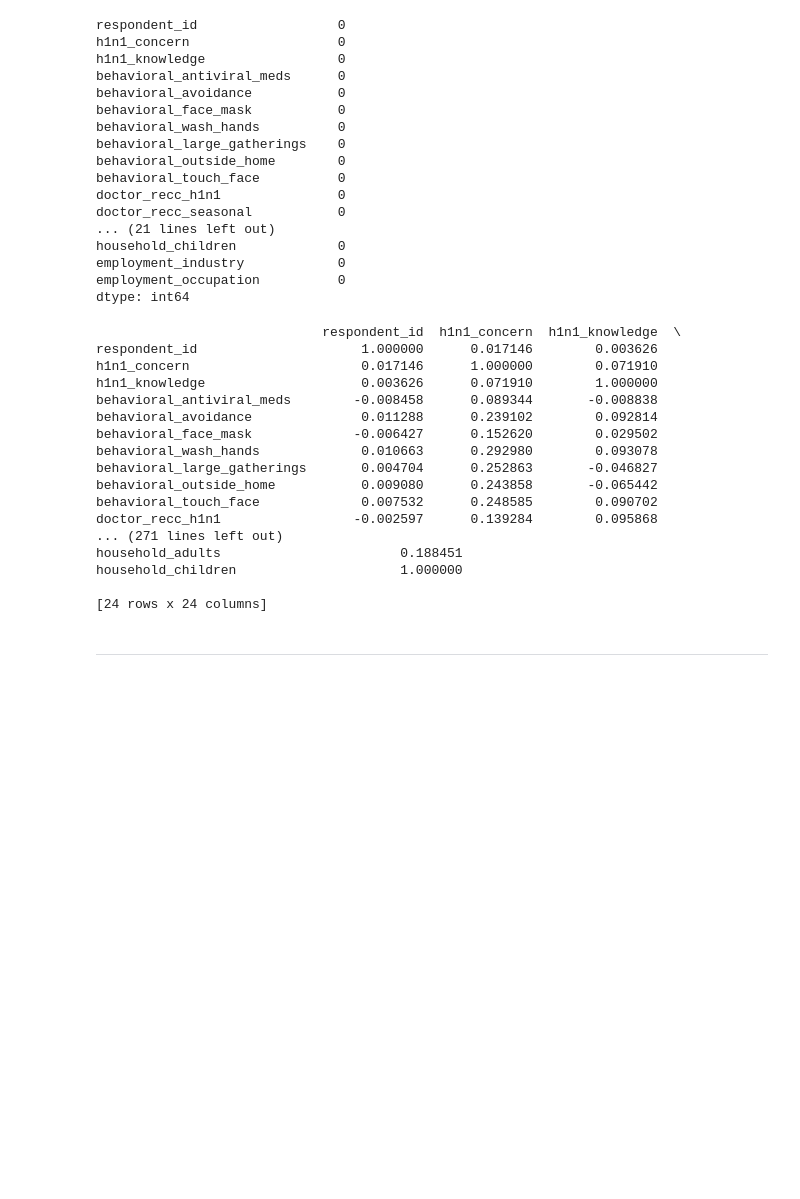
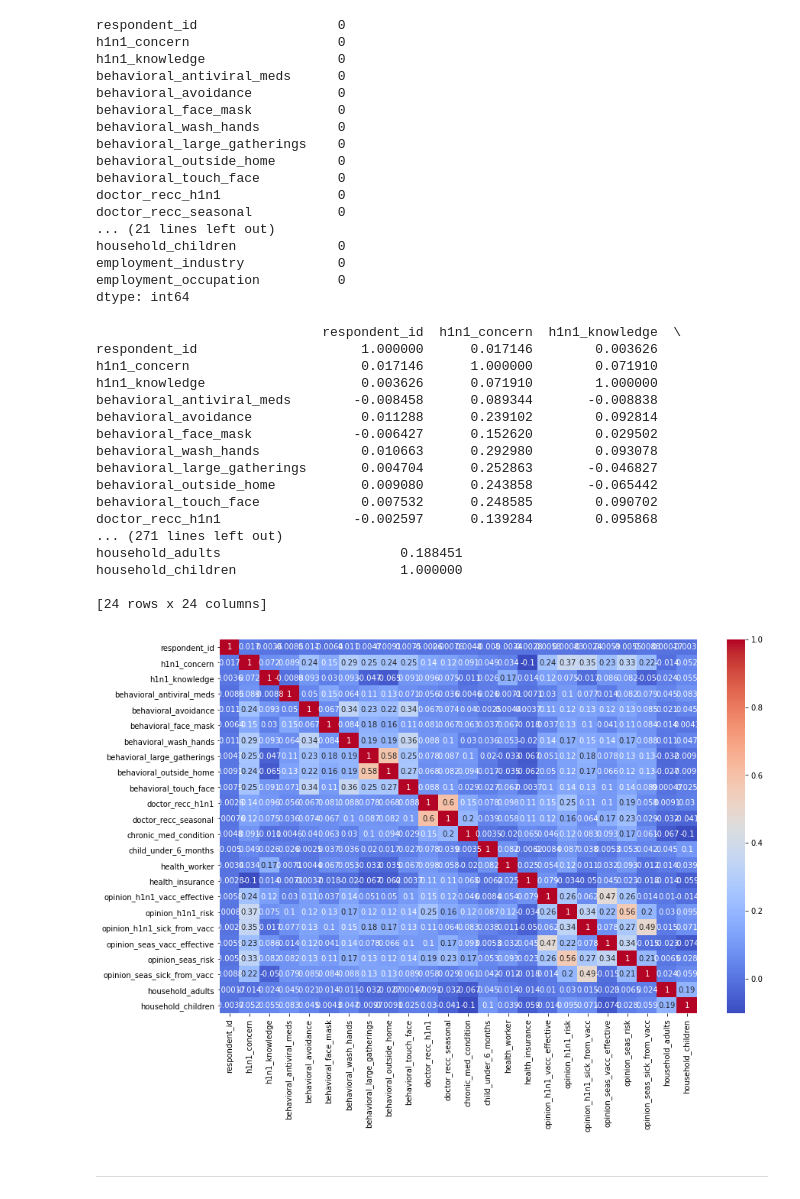
Before and after one commit to gshikanda/PHASE-3-PROJECT, a Jupyter notebook: H1N1 PROJECT.ipynb, the cells around one changed output. Saved outputs shown, nothing was run; the diff lists cells and outputs as text; code cells hidden in the pictures; blank space fills up the shorter version.

```diff
--- a/H1N1 PROJECT.ipynb
+++ b/H1N1 PROJECT.ipynb
@@ -202,25 +232,30 @@ dtype: int64
 # %%
 #check for multicollinearity
 df_corr=df.corr()
 print(df_corr)
+
+plt.figure(figsize=(14,9))
+sns.heatmap(df_corr, annot=True, cmap='coolwarm')
+plt.show()
 # %% [output]
                              respondent_id  h1n1_concern  h1n1_knowledge  \
 respondent_id                     1.000000      0.017146        0.003626
 h1n1_concern                      0.017146      1.000000        0.071910
 h1n1_knowledge                    0.003626      0.071910        1.000000
 behavioral_antiviral_meds        -0.008458      0.089344       -0.008838
 behavioral_avoidance              0.011288      0.239102        0.092814
 behavioral_face_mask             -0.006427      0.152620        0.029502
 behavioral_wash_hands             0.010663      0.292980        0.093078
 behavioral_large_gatherings       0.004704      0.252863       -0.046827
 behavioral_outside_home           0.009080      0.243858       -0.065442
 behavioral_touch_face             0.007532      0.248585        0.090702
 doctor_recc_h1n1                 -0.002597      0.139284        0.095868
 ... (271 lines left out)
 household_adults                       0.188451
 household_children                     1.000000
 
 [24 rows x 24 columns]
+[figure, added]
 # %% [markdown]
 *********
 # %% [markdown]
```
Also changed, not shown: parts of 3 cells of this notebook.
